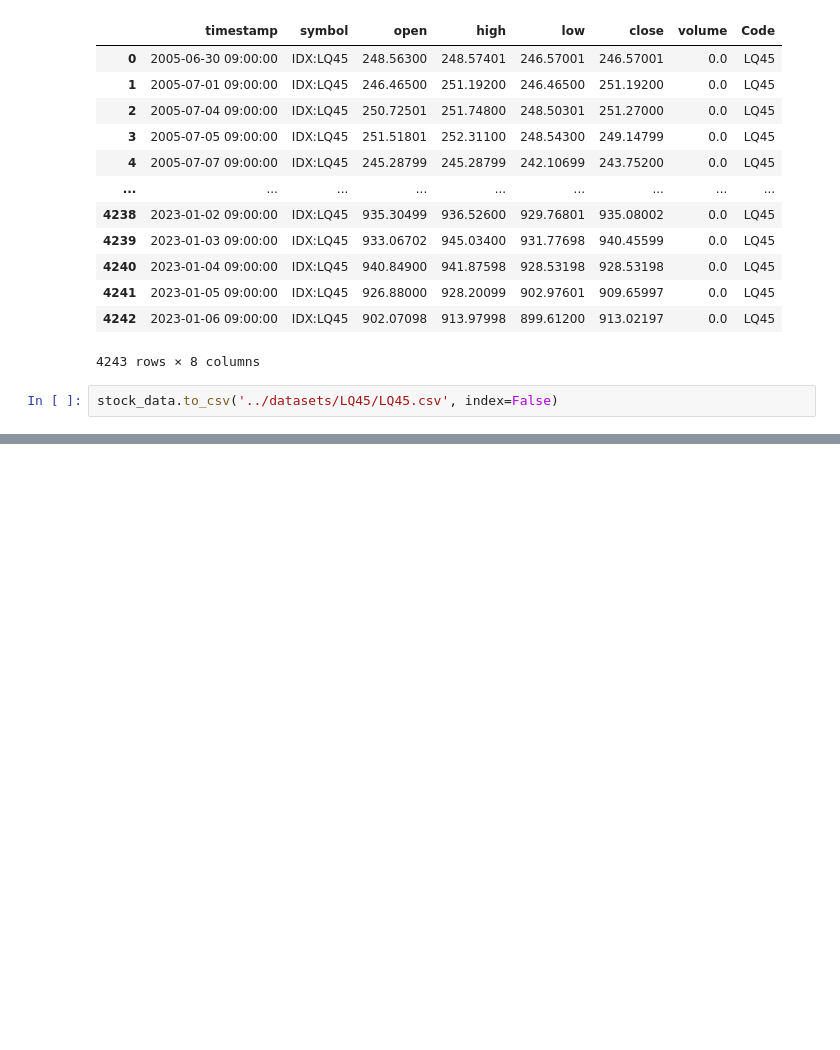
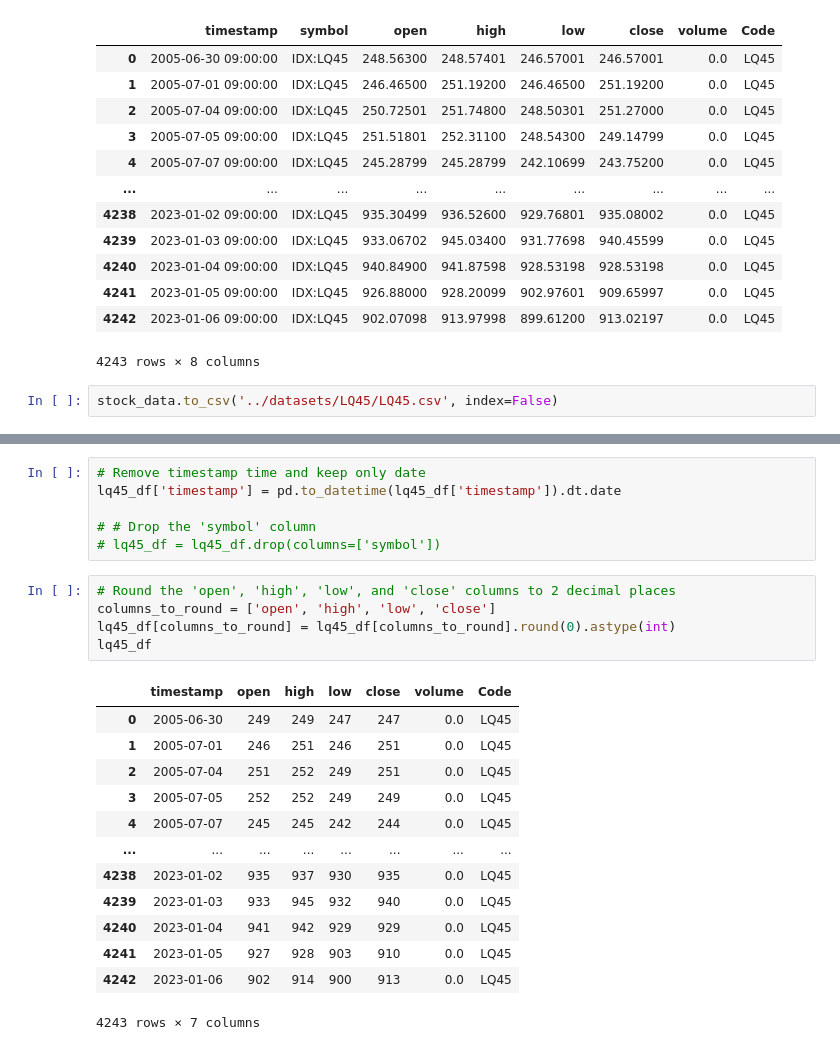
Before and after one commit to Ichlas02/stock-porto, a Jupyter notebook: data-manipulation/data-manipulation.ipynb, the cells around one changed output, grey strips where cells are left out. Cells and saved outputs as stored; diff of their text form; blank space fills up the shorter version.

```diff
--- a/data-manipulation/data-manipulation.ipynb
+++ b/data-manipulation/data-manipulation.ipynb
@@ -105,0 +137,25 @@ stock_data.to_csv('../datasets/LQ45/LQ45.csv', index=False)
+# %%
+# Remove timestamp time and keep only date
+lq45_df['timestamp'] = pd.to_datetime(lq45_df['timestamp']).dt.date
+
+# # Drop the 'symbol' column
+# lq45_df = lq45_df.drop(columns=['symbol'])
+# %%
+# Round the 'open', 'high', 'low', and 'close' columns to 2 decimal places
+columns_to_round = ['open', 'high', 'low', 'close']
+lq45_df[columns_to_round] = lq45_df[columns_to_round].round(0).astype(int)
+lq45_df
+# %% [output]
+|  | timestamp | open | high | low | close | volume | Code |
+| 0 | 2005-06-30 | 249 | 249 | 247 | 247 | 0.0 | LQ45 |
+| 1 | 2005-07-01 | 246 | 251 | 246 | 251 | 0.0 | LQ45 |
+| 2 | 2005-07-04 | 251 | 252 | 249 | 251 | 0.0 | LQ45 |
+| 3 | 2005-07-05 | 252 | 252 | 249 | 249 | 0.0 | LQ45 |
+| 4 | 2005-07-07 | 245 | 245 | 242 | 244 | 0.0 | LQ45 |
+| ... | ... | ... | ... | ... | ... | ... | ... |
+| 4238 | 2023-01-02 | 935 | 937 | 930 | 935 | 0.0 | LQ45 |
+| 4239 | 2023-01-03 | 933 | 945 | 932 | 940 | 0.0 | LQ45 |
+| 4240 | 2023-01-04 | 941 | 942 | 929 | 929 | 0.0 | LQ45 |
+| 4241 | 2023-01-05 | 927 | 928 | 903 | 910 | 0.0 | LQ45 |
+| 4242 | 2023-01-06 | 902 | 914 | 900 | 913 | 0.0 | LQ45 |
+4243 rows × 7 columns
```
Also changed, not shown: parts of 6 cells of this notebook, 2 other files.
